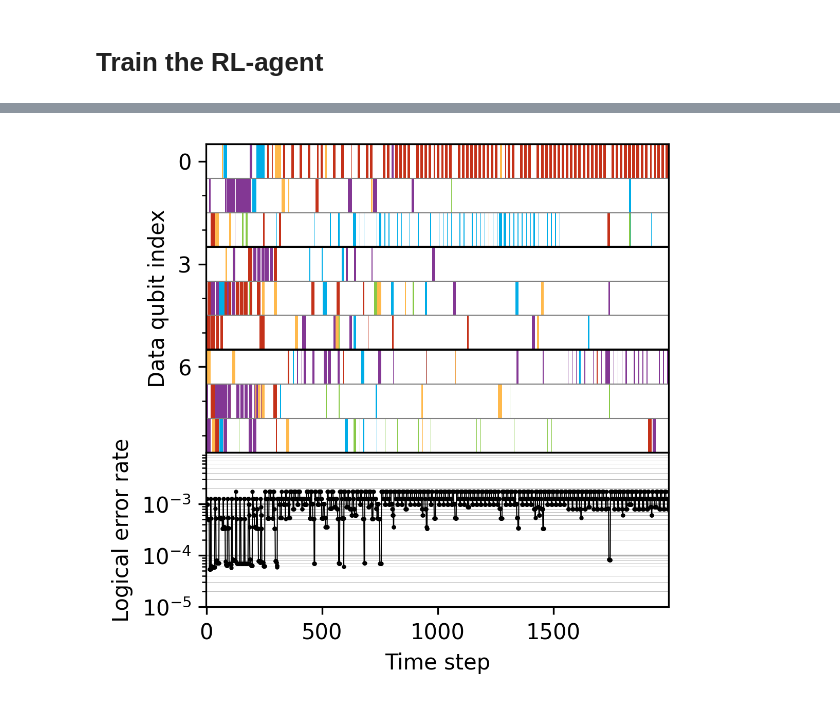
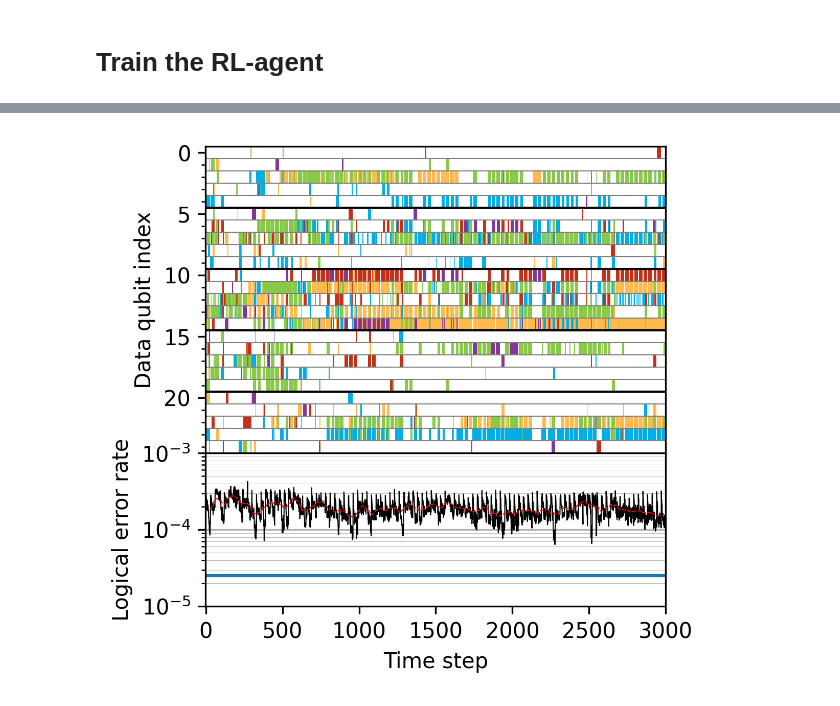
Before and after one commit to JuliusRye/QEC, a Jupyter notebook: Modules/reinforcement_learning_deformation_search.ipynb, the cells around one changed output, grey strips where cells are left out. Cells and saved outputs as stored; diff of their text form; code cells hidden in the pictures.

Commit message:
Got the agent to learn something, still not ideal learning

```diff
--- a/Modules/reinforcement_learning_deformation_search.ipynb
+++ b/Modules/reinforcement_learning_deformation_search.ipynb
@@ -22,27 +22,28 @@ from time import time
 # %% [markdown]
 # Hyper parameters
 # %%
-TRAINING_BATCHES = 2000
+TRAINING_BATCHES = 3000
 
-CODE_DISTANCE = 3
-MAX_EPISODE_LENGTH = 2*CODE_DISTANCE**2 # Set to -1 to disable
+CODE_DISTANCE = 5
+EPISODE_LENGTH = 30 # Set to -1 to disable
 
 INIT_LEARNING_RATE = 0
-LEARNING_RATE = 5E-4
-WARMUP_STEPS = 200
+LEARNING_RATE = 1E-3
+WARMUP_STEPS = 100
 TRANSITION_STEP = 100
-DECAY_RATE = 0.95
+DECAY_RATE = 0.8
 
 SEED = 362
 
-ENVIRONMENT_TYPE = "PML" # PML or CNN-G
-AGENT_CONV_LAYERS = [(4,3,1,1), (3,3,1,1), (4,3,1,1), (6,3,1,1)]
+ENVIRONMENT_TYPE = "CNN-G" # PML or CNN-G
+AGENT_CONV_LAYERS = [(12,3,1,1), (18,3,1,1), (12,3,1,1), (6,3,1,1)]
 
 # Training baches are low enough to all be stored in the buffer
 BUFFER_SIZE = TRAINING_BATCHES
 BATCH_SIZE = 32
 
-DISCOUNT_FACTOR = .8
+DISCOUNT_FACTOR = 0.8
+TARGET_NET_UPDATE_RATE = 0.1
 
 # Having the num of estimation samples be as small as possible will result in a faster training time
 # but will also use of more memory. So it is not always possible to have a sample count of 1
@@ -524,54 +480,46 @@ Trying algorithm eng53{k2=5,k13=1,k14=2,k18=0,k23=2} for conv %cudnn-conv.31 = (
 # %%
-error_rates = -jnp.log(.99) / scores[~dones]
+running_avg_error_rate = jnp.convolve(error_rates, jnp.ones(2*EPISODE_LENGTH)/EPISODE_LENGTH/2, mode='valid')
 
 fig = plt.figure(dpi=300, figsize=(3,2))
 
-im_aspect = (~dones).sum() / deformations.shape[1]
+im_aspect = TRAINING_BATCHES / deformations.shape[1]
 fig_aspect = fig.get_figheight() / fig.get_figwidth()
 
 ax = fig.add_axes((0,0,1,1))
-im = ax.imshow(deformations[~dones].T, aspect=im_aspect*fig_aspect, interpolation="nearest", cmap=deformation_cmap, vmin=-.5, vmax=5.5)
+im = ax.imshow(deformations.T, aspect=im_aspect*fig_aspect, interpolation="nearest", cmap=deformation_cmap, vmin=-.5, vmax=5.5)
 ax.set_ylabel("Data qubit index")
-ax.set_xlim(-.5, (~dones).sum()-.5)
+ax.set_xlim(-.5, TRAINING_BATCHES+.5)
 ax.set_xticks([])
 ax.set_yticks(jnp.arange(0, deformations.shape[1], CODE_DISTANCE))
 ax.set_yticks(jnp.arange(0, deformations.shape[1]), minor=True)
 ax.set_yticklabels(jnp.arange(0, deformations.shape[1], CODE_DISTANCE))
 ax.hlines(jnp.arange(CODE_DISTANCE**2)[1:]-.5, [-1]*(CODE_DISTANCE**2-1), [error_rates.shape[0]]*(CODE_DISTANCE**2-1), color='gray', lw=.5)
 ax.hlines(CODE_DISTANCE*jnp.arange(CODE_DISTANCE)[1:]-.5, [-1]*(CODE_DISTANCE-1), [error_rates.shape[0]]*(CODE_DISTANCE-1), color='k', lw=1)
+# for i in range(0, TRAINING_BATCHES, EPISODE_LENGTH):
+#     ax.axvline(i, color='blue', linestyle='--', lw=0.5)
 
 ax = fig.add_axes((0,-.5,1,.5))
-ax.plot(range(error_rates.shape[0]), error_rates, '.-k', lw=.5, ms=2)
-ax.set_xlim(-.5, error_rates.shape[0]-.5)
+ax.plot(range(error_rates.shape[0]), error_rates, '-k', lw=.5, ms=2)
+ax.plot(jnp.arange(len(running_avg_error_rate))+EPISODE_LENGTH, running_avg_error_rate, 'r--', lw=.5, label='Running Avg')
+ax.set_xlim(-.5, error_rates.shape[0]+.5)
 ax.set_yscale('log')
 ax.set_ylim(10**jnp.floor(jnp.log10(error_rates.min())), 10**jnp.ceil(jnp.log10(error_rates.max())))
 ax.set_ylabel("Logical error rate")
 ax.grid(which='major', axis='y')
 ax.grid(which='minor', lw=.2)
 ax.set_xlabel("Time step")
+ax.fill_between(
+    range(error_rates.shape[0]),
+    10**jnp.floor(jnp.log10(error_rates.min()))*jnp.ones(error_rates.shape[0]),
+    10**jnp.ceil(jnp.log10(error_rates.max()))*jnp.ones(error_rates.shape[0]),
+    color='red', alpha=.2,
+    where=dones, lw=0,
+)
+# for i in range(0, TRAINING_BATCHES, EPISODE_LENGTH):
+#     ax.axvline(i, color='blue', linestyle='--', lw=0.5)
 
-# tax = ax.twinx()
-# if CODE_DISTANCE == 3:
-#     if ENVIRONMENT_TYPE != "PML":
-#         true_logical_error_rate = vmap(
-#             lambda state: env_truth._get_state_error_rate(None, state)[0]
-#         )(deformations[~dones])
-#         lns2 = tax.plot(range(error_rates.shape[0]), true_logical_error_rate, '.-', c='gray', lw=.5, ms=2)
-# lns2 = tax.plot(range(error_rates.shape[0]), error_rates, '.-k', lw=.5, ms=2)
-# tax.set_yscale('log')
-# tax.set_ylim(1E-5, 1E-2)
-# tax.set_ylabel("Logical error rate")
-# cax = fig.add_axes((0,1.05,1,.05))
-# cbar = plt.colorbar(im, cax, orientation='horizontal')
-# cax.xaxis.set_ticks_position("top")
-# cax.xaxis.set_label_position("top")
-# cbar.set_label("Deformation index")
-
-# if save_data:
-#     plt.savefig(f"figs/evolution_{NAME}.eps", bbox_inches='tight')
-#     plt.savefig(f"figs/evolution_{NAME}.pdf", bbox_inches='tight')
-#     plt.savefig(f"figs/evolution_{NAME}.png", bbox_inches='tight')
+plt.axhline(2.5E-5)
 
 plt.show()
 # %% [output]
-[figure, old version]
+[figure, new version]
```
Also changed, not shown: parts of 12 cells of this notebook, 8 other files.
